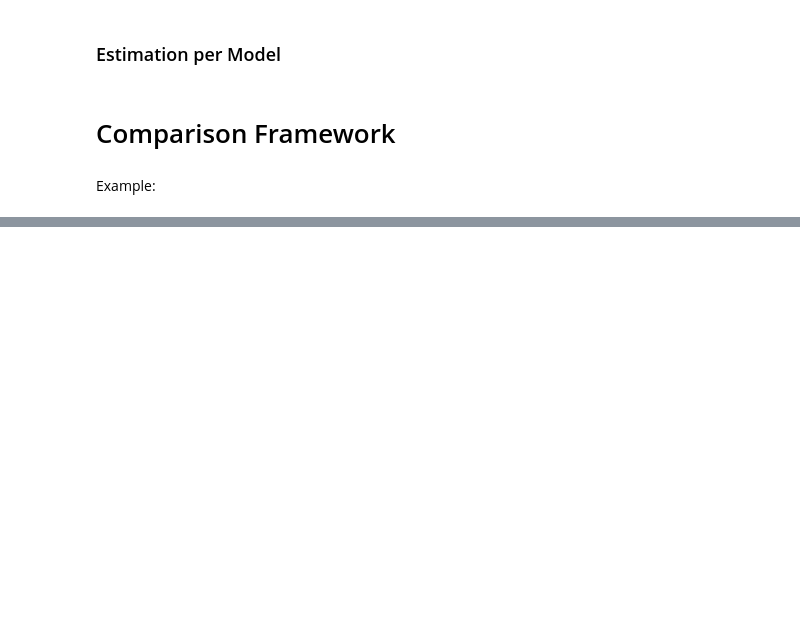
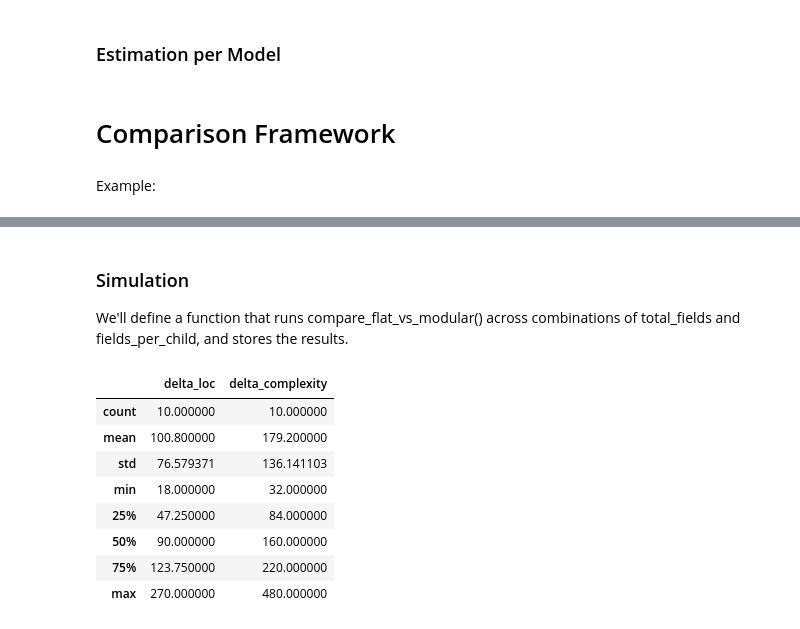
Before and after one commit to flarebyte/learning, a Jupyter notebook: mindset/data-oo-design.ipynb, the cells around one changed output, grey strips where cells are left out. Saved outputs shown, nothing was run; the diff lists cells and outputs as text; code cells hidden in the pictures; blank space fills up the shorter version.

```diff
--- a/mindset/data-oo-design.ipynb
+++ b/mindset/data-oo-design.ipynb
@@ -368,0 +369,4 @@ result
+# %% [markdown]
+### Simulation
+
+We'll define a function that runs compare_flat_vs_modular() across combinations of total_fields and fields_per_child, and stores the results.
@@ -368,0 +413,24 @@ result
+# %%
+# Define ranges
+total_fields_range = [50, 100, 150]
+fields_per_child_range = [5, 10, 15, 25]
+
+# Run experiments for toString + equals + copyWith
+df_results = run_modularity_experiments(
+    total_field_values=total_fields_range,
+    fields_per_child_values=fields_per_child_range,
+    selected_functions=["toString", "equals", "copyWith"]
+)
+
+summary = df_results[["delta_loc", "delta_complexity"]].describe()
+summary
+# %% [output]
+|  | delta_loc | delta_complexity |
+| count | 10.000000 | 10.000000 |
+| mean | 100.800000 | 179.200000 |
+| std | 76.579371 | 136.141103 |
+| min | 18.000000 | 32.000000 |
+| 25% | 47.250000 | 84.000000 |
+| 50% | 90.000000 | 160.000000 |
+| 75% | 123.750000 | 220.000000 |
+| max | 270.000000 | 480.000000 |
```
Also changed, not shown: parts of 3 cells of this notebook.
